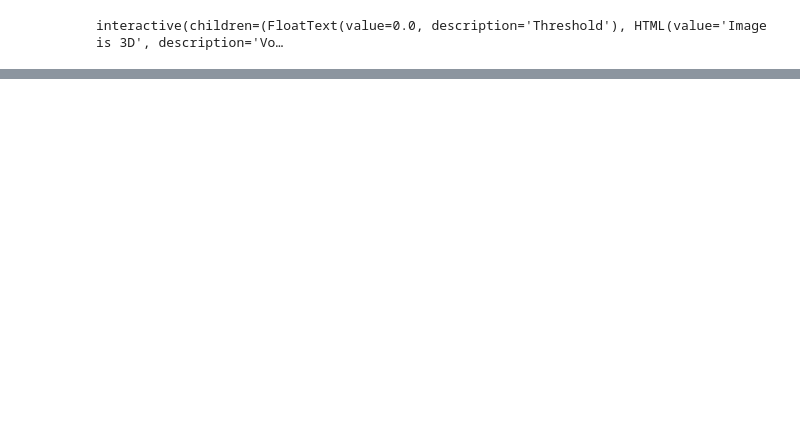
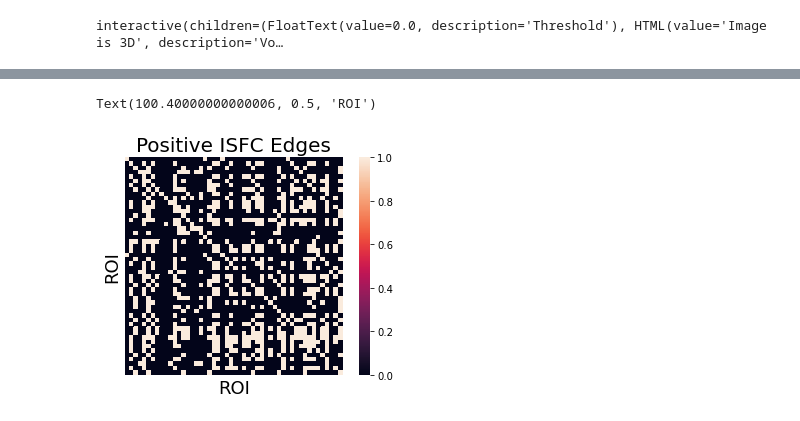
Before and after one commit to naturalistic-data-analysis/naturalistic_data_analysis, a Jupyter notebook: content/features/notebooks/Intersubject_Correlation.ipynb, the cells around one changed output, grey strips where cells are left out. Cells and saved outputs as stored; diff of their text form; code cells hidden in the pictures; blank space fills up the shorter version.

```diff
--- a/content/features/notebooks/Intersubject_Correlation.ipynb
+++ b/content/features/notebooks/Intersubject_Correlation.ipynb
@@ -325,0 +317,16 @@ To specifically address how brain regions coactivate due to naturalistic stimula
+# %%
+t, p = ttest_1samp(np.array([x.reshape(-1) for x in isfc_output]), 0)
+thresh = fdr(p, .000001)
+thresholded_t_pos = t.copy()
+thresholded_t_pos[p > thresh] = 0
+thresholded_t_pos[thresholded_t_pos <= 0] = 0
+thresholded_t_pos[thresholded_t_pos > 0] = 1
+thresholded_t_pos = np.reshape(thresholded_t_pos, isfc_output[0].shape)
+
+sns.heatmap(thresholded_t_pos, square=True, xticklabels=False, yticklabels=False)
+plt.title('Positive ISFC Edges', fontsize=20)
+plt.xlabel('ROI', fontsize=18)
+plt.ylabel('ROI', fontsize=18)
+# %% [output]
+Text(100.40000000000006, 0.5, 'ROI')
+[figure, added]
```
Also changed, not shown: parts of 44 cells of this notebook, 16 other files.
